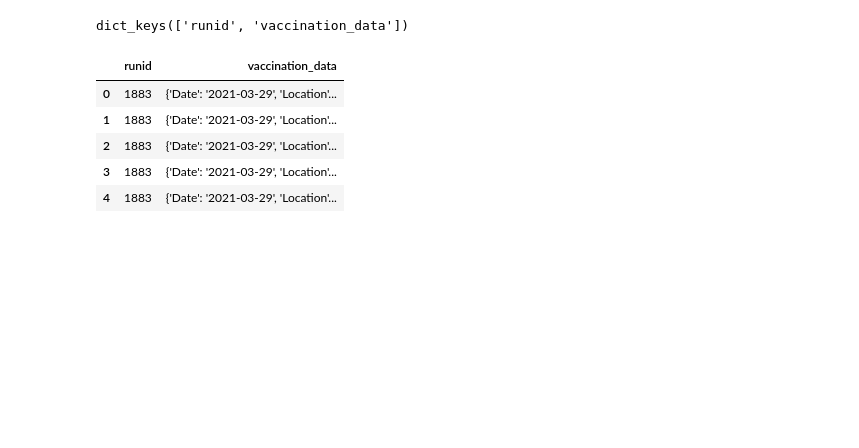
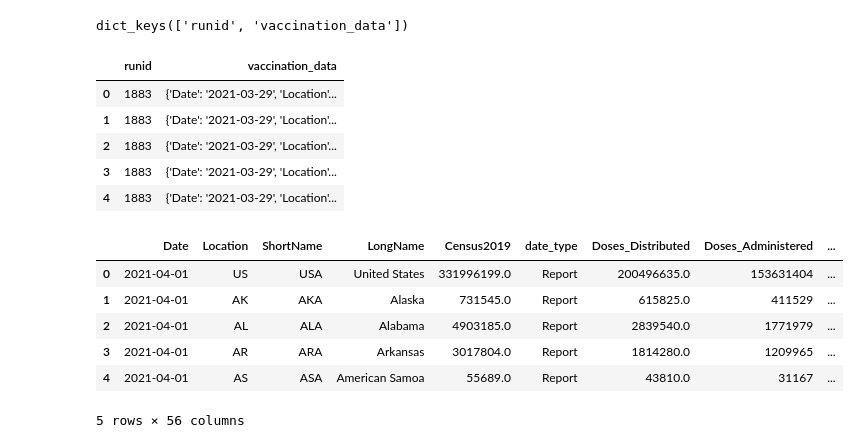
Before and after one commit to michaelcave1515/ai_work, a Jupyter notebook: covid_data/scraping_working.ipynb, the cells around one changed output. Cells and saved outputs as stored; diff of their text form; code cells hidden in the pictures; blank space fills up the shorter version.

```diff
--- a/covid_data/scraping_working.ipynb
+++ b/covid_data/scraping_working.ipynb
@@ -301,6 +301,16 @@ vaxData.head()
 | 4 | 1883 | {'Date': '2021-03-29', 'Location'... |
 # %%
 df329 = pd.json_normalize(vaxData.vaccination_data)
+# %%
+df329.head()
+# %% [output]
+|  | Date | Location | ShortName | LongName | Census2019 | date_type | Doses_Distributed | Doses_Administered | ... |
+| 0 | 2021-04-01 | US | USA | United States | 331996199.0 | Report | 200496635.0 | 153631404 | ... |
+| 1 | 2021-04-01 | AK | AKA | Alaska | 731545.0 | Report | 615825.0 | 411529 | ... |
+| 2 | 2021-04-01 | AL | ALA | Alabama | 4903185.0 | Report | 2839540.0 | 1771979 | ... |
+| 3 | 2021-04-01 | AR | ARA | Arkansas | 3017804.0 | Report | 1814280.0 | 1209965 | ... |
+| 4 | 2021-04-01 | AS | ASA | American Samoa | 55689.0 | Report | 43810.0 | 31167 | ... |
+5 rows × 56 columns
 # %%
 df329.to_csv("df329.csv")
 # %%
```
Also changed, not shown: parts of 1 cell of this notebook, 6 other files.
